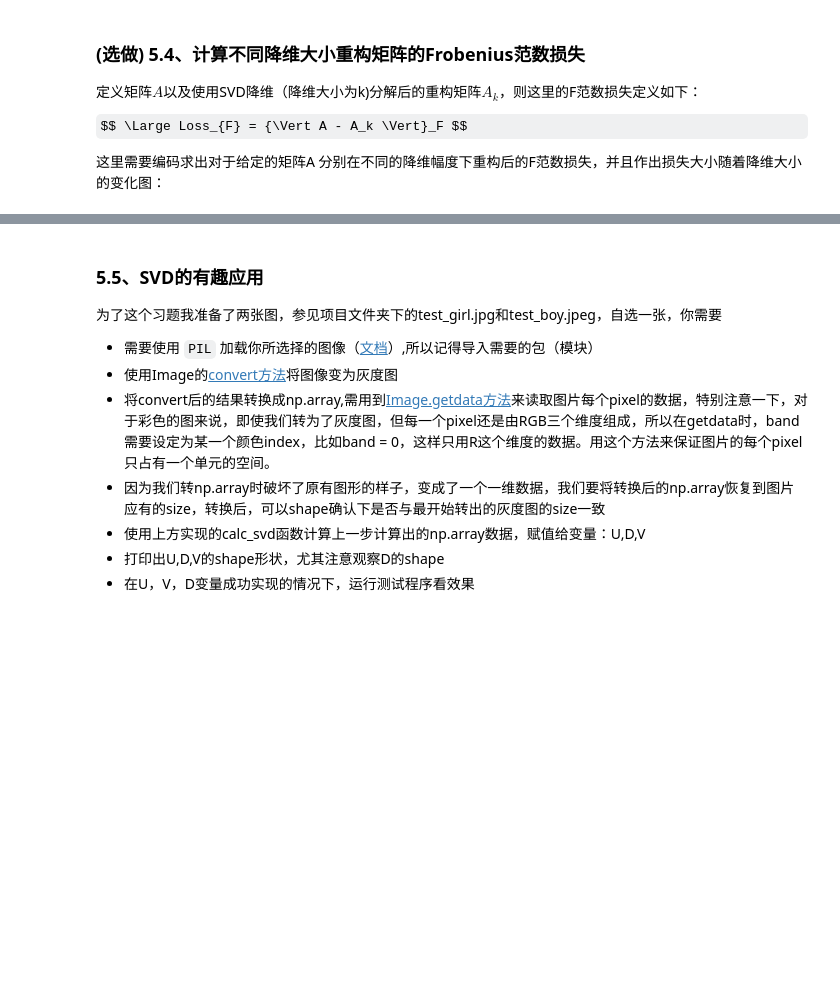
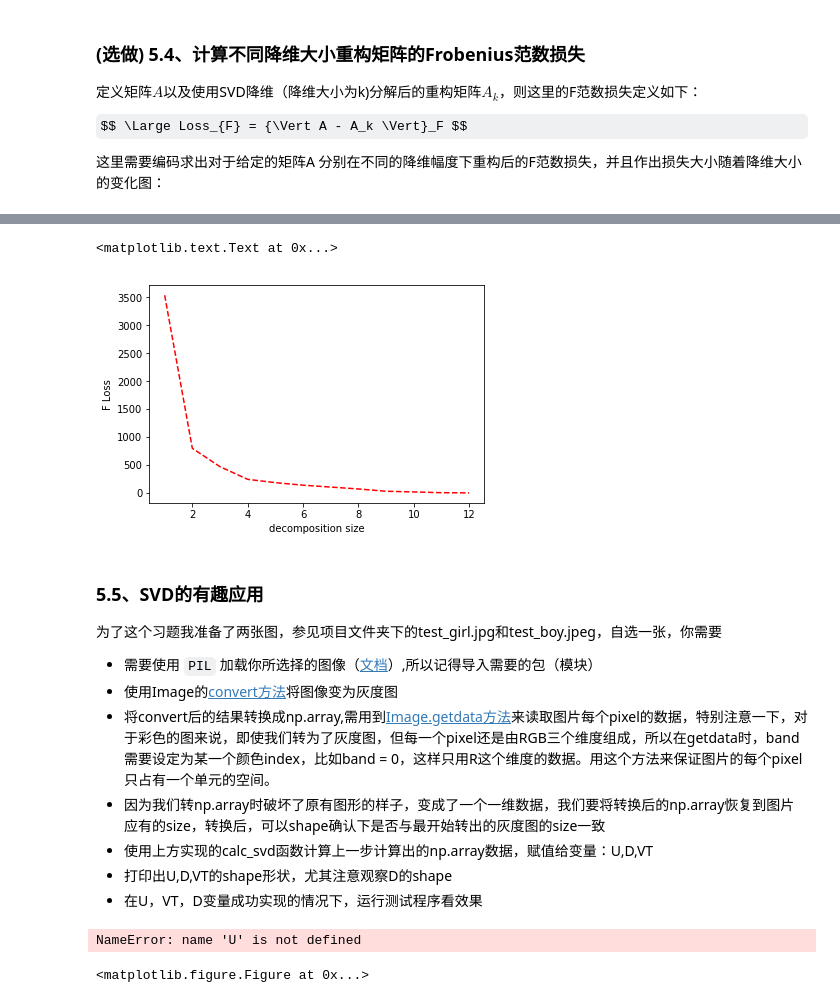
Before and after one commit to udacity/Linear-Algebra-cn, a Jupyter notebook: p3_Linear_Algebra.ipynb, the cells around one changed output, grey strips where cells are left out. Drawn from its saved outputs; the diff is of its cells as text; code cells hidden in the pictures; some formulas as TeX source; blank space fills up the shorter version.

```diff
--- a/p3_Linear_Algebra.ipynb
+++ b/p3_Linear_Algebra.ipynb
@@ -342,4 +361,6 @@ $$ \large {\Vert A \Vert}_{F} =  \sqrt {\sum_{i,j}{\vert A_{i,j} \vert}^2 } $$
 
 """
 def calc_Frobenius_Norm(A):
-    pass
+    #print [x**2 for y in A for x in y]
+    return np.sqrt(sum(x**2 for y in A for x in y))
+    #pass
@@ -441,4 +479,5 @@ $$\large A = UDV^{T}$$
 
 """
 def calc_svd(A):
-    pass
+    #pass
+    return np.linalg.svd(A,full_matrices=False)
@@ -475,9 +532,11 @@ def calc_svd_decompostion(A, topk = 2):
         降维重构后的矩阵 (m, n)
     hint
         这里除了降维矩阵外，另外一个较为常见的应用就是对矩阵进行重构，具体的做法类似前面的思路
-        1. 选取对应的U，D，V的topk行向量
-        2. U的按照前topk截取的行向量 * topk截取的对角矩阵 * V按照前topk截取的行向量(注意这里需要转置,因为分解得到的是V^T)
+        1. 选取对应的U，D，V的topk向量
+        2. U的按照前topk截取的列向量 * topk截取的对角矩阵 * V^T按照前topk截取的行向量(注意这里是V的转置,因为分解得到的是V^T)
 
 """
 def calc_svd_reconsitution(A, topk = 2):
-    pass
+    u,d,vt = calc_svd(A)
+    return np.dot(np.dot(u[:,:topk],np.diag(d[:topk])),vt[:topk,:])
+    #pass
@@ -500,16 +569,20 @@ print(A.shape)
 # %%
 loss_hist = []
 for topk in range(1,13):
     # 5.4 TODO
     ### 1.计算相应的SVD topk降维后的重构矩阵，需实现calc_svd_reconsitution
     ### 2.计算对应的F范数损失，并存储loss放入loss_hist列表中
+    loss_hist.append(calc_Frobenius_Norm(A- calc_svd_reconsitution(A,topk=topk)))
 
 
 ### 画出F损失随着降维大小的变化图
 ### x坐标为对应的降维大小，y坐标为对应的F损失
 plt.plot(range(1,13),loss_hist,'r--')
 plt.xlabel('decomposition size')
 plt.ylabel('F Loss')
+# %% [output]
+<matplotlib.text.Text at 0x...>
+[figure, added]
 # %% [markdown]
 ### 5.5、SVD的有趣应用
 为了这个习题我准备了两张图，参见项目文件夹下的test_girl.jpg和test_boy.jpeg，自选一张，你需要
@@ -517,18 +590,21 @@ plt.ylabel('F Loss')
 - 使用Image的[convert方法](https://pillow.readthedocs.io/en/latest/reference/Image.html#PIL.Image.Image.convert)将图像变为灰度图
 - 将convert后的结果转换成np.array,需用到[Image.getdata方法](https://pillow.readthedocs.io/en/latest/reference/Image.html#PIL.Image.Image.getdata)来读取图片每个pixel的数据，特别注意一下，对于彩色的图来说，即使我们转为了灰度图，但每一个pixel还是由RGB三个维度组成，所以在getdata时，band需要设定为某一个颜色index，比如band = 0，这样只用R这个维度的数据。用这个方法来保证图片的每个pixel只占有一个单元的空间。
 - 因为我们转np.array时破坏了原有图形的样子，变成了一个一维数据，我们要将转换后的np.array恢复到图片应有的size，转换后，可以shape确认下是否与最开始转出的灰度图的size一致
-- 使用上方实现的calc_svd函数计算上一步计算出的np.array数据，赋值给变量：U,D,V
-- 打印出U,D,V的shape形状，尤其注意观察D的shape
-- 在U，V，D变量成功实现的情况下，运行测试程序看效果
+- 使用上方实现的calc_svd函数计算上一步计算出的np.array数据，赋值给变量：U,D,VT
+- 打印出U,D,VT的shape形状，尤其注意观察D的shape
+- 在U，VT，D变量成功实现的情况下，运行测试程序看效果
 # %%
 # 5.5 TODO
 # %%
 #请在U，D，V变量完成的情况下调用此测试程序，不要修改此处
 plt.figure(figsize=(16,6))
 for i,topk in enumerate([5, 10, 15, 20, 30, 50]):
-    reconstimg = np.matrix(U[:, :topk]) * np.diag(D[:topk]) * np.matrix(V[:topk, :])
+    reconstimg = np.matrix(U[:, :topk]) * np.diag(D[:topk]) * np.matrix(VT[:topk, :])
     plt.subplot(231+i)
     plt.imshow(reconstimg, cmap='gray')
     title = "n = %s" % i
     plt.title(title)
 plt.show()
+# %% [output]
+NameError: name 'U' is not defined
+<matplotlib.figure.Figure at 0x...>
```
Also changed, not shown: parts of 13 cells of this notebook, 1 other file.
